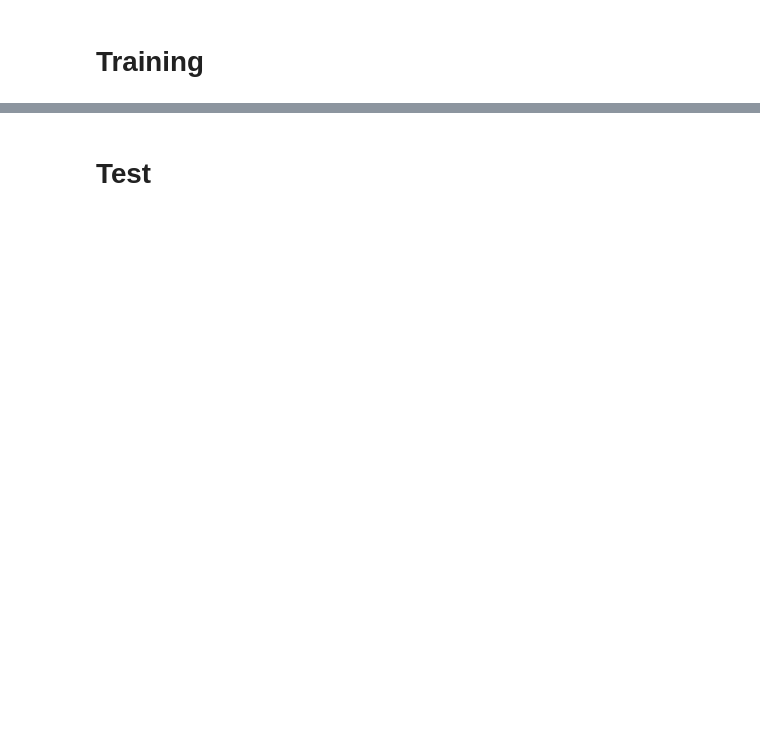
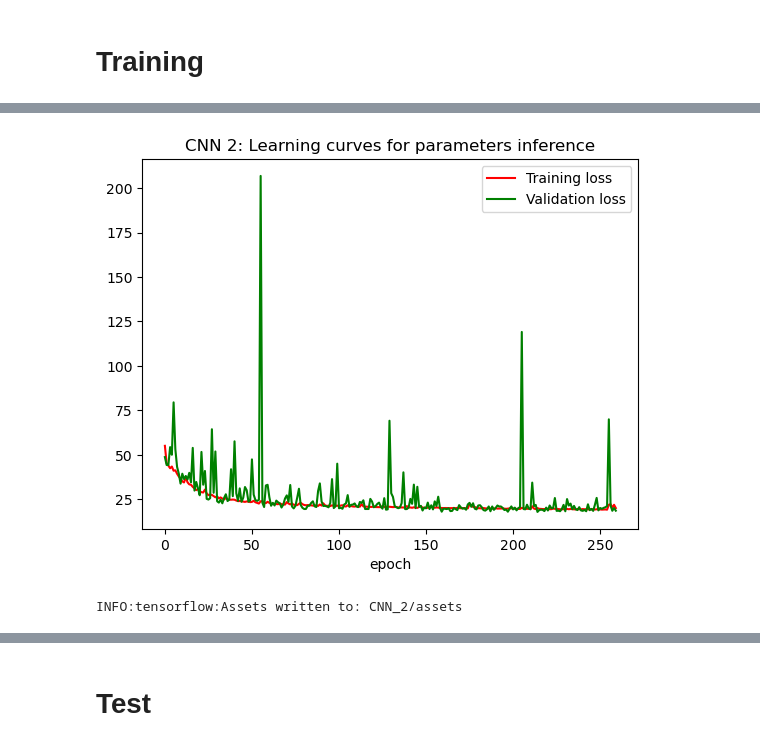
Before and after one commit to InesVATI/phylodeepINRAE, a Jupyter notebook: nonlinear_SEIR_model/SEIR_NNs.ipynb, the cells around one changed output, grey strips where cells are left out. Saved outputs shown, nothing was run; the diff lists cells and outputs as text; code cells hidden in the pictures; blank space fills up the shorter version.

```diff
--- a/nonlinear_SEIR_model/SEIR_NNs.ipynb
+++ b/nonlinear_SEIR_model/SEIR_NNs.ipynb
@@ -331,21 +281,0 @@ _________________________________________________________________
-# %%
-callback = tf.keras.callbacks.EarlyStopping(monitor="val_loss", min_delta=2, patience=300, verbose=1)
-CNN_infer2.compile(
-    optimizer="adam",
-    loss=tf.keras.losses.MeanAbsolutePercentageError()
-)
-history2 = CNN_infer2.fit(x_train, y_train, validation_data=(x_val, y_val), batch_size=batch_size,
-                        epochs=num_epochs, callbacks=[callback]);
-
-num_real_epochs = len(history2.history['loss'])
-train_loss = history2.history['loss']
-val_loss = history2.history['val_loss']
-
-#plotting
-plt.plot(np.arange(num_real_epochs), train_loss, '-r', label="Training loss")
-plt.plot(np.arange(num_real_epochs), val_loss, '-g', label="Validation loss")
-plt.xlabel('epoch')
-plt.legend()
-plt.title("Learning curve for parameters inference")
-# plt.ylabel('training loss')
-plt.show()
@@ -370,0 +352,10 @@ Epoch 100/100
+# %%
+#------------- OTHER MODEL ---------------------
+
+start=time.time()
+history_2 = training(CNN_infer2, batch_size=800,patience=100)
+train_duration = time.time()-start
+print(f" Training with {train_size} training data took {train_duration/60} minutes")
+
+plot_curves("CNN 2", history_2)
+# %% [output]
@@ -371,4 +379,6 @@ Epoch 100/100
+[figure, added]
 # %%
 # Save the model
-# path_to_NN = "BD_small_CNN_2.h5"
-# CNN_infer2.save(path_to_NN)
+CNN_infer2.save("CNN_2")
+# %% [output]
+INFO:tensorflow:Assets written to: CNN_2/assets
```
Also changed, not shown: parts of 48 cells of this notebook.
